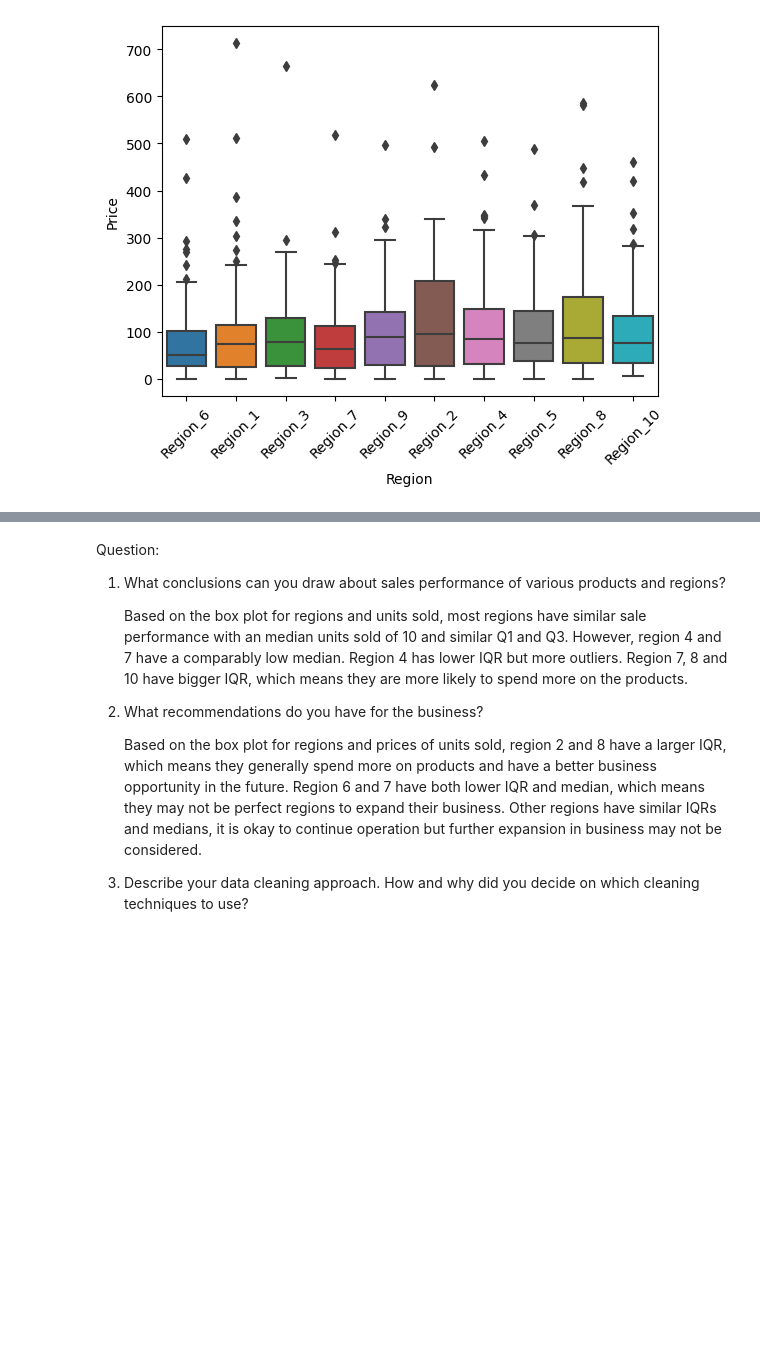
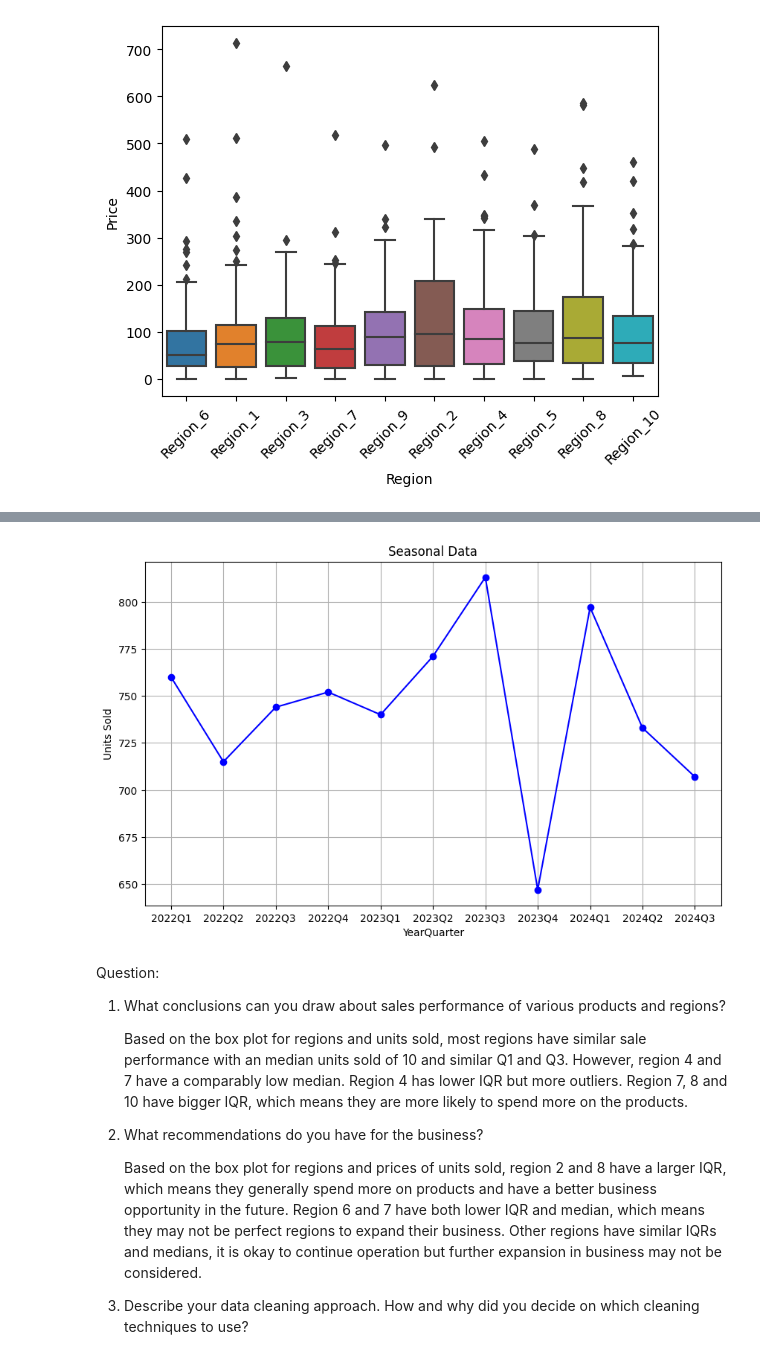
Before and after one commit to RandyLuChang/schulich_data_science, a Jupyter notebook: assignment1.ipynb, the cells around one changed output, grey strips where cells are left out. Saved outputs shown, nothing was run; the diff lists cells and outputs as text; code cells hidden in the pictures; blank space fills up the shorter version.

```diff
--- a/assignment1.ipynb
+++ b/assignment1.ipynb
@@ -148,3 +209,24 @@ plt.xticks(rotation = 45)
+# %%
+plt.figure(figsize=(10, 6))
+
+# 绘制折线图
+plt.plot(grouped['YearQuarter'], grouped['Units Sold'], marker='o', linestyle='-', color='b')
+
+# 添加标题和标签
+plt.title('Seasonal Data')
+plt.xlabel('YearQuarter')
+plt.ylabel('Units Sold')
+
+# 自定义刻度标签（可选）
+# plt.xticks(grouped['YearQuarter'])  # 如果需要自定义刻度标签，取消注释此行
+
+# 显示网格线（可选）
+plt.grid(True)
+
+# 显示图形
+plt.show()
+# %% [output]
+[figure, added]
 # %% [markdown]
 Question:
 1) What conclusions can you draw about sales performance of various products and regions?
```
Also changed, not shown: parts of 4 cells of this notebook.
